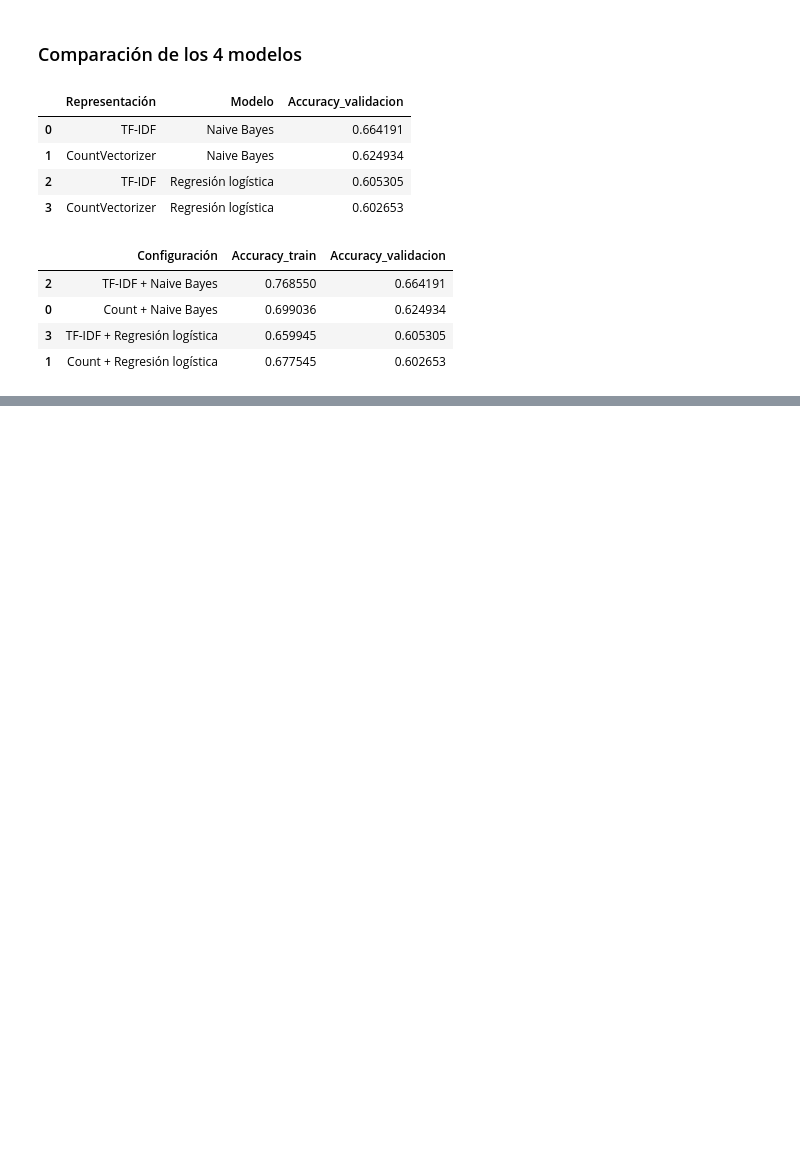
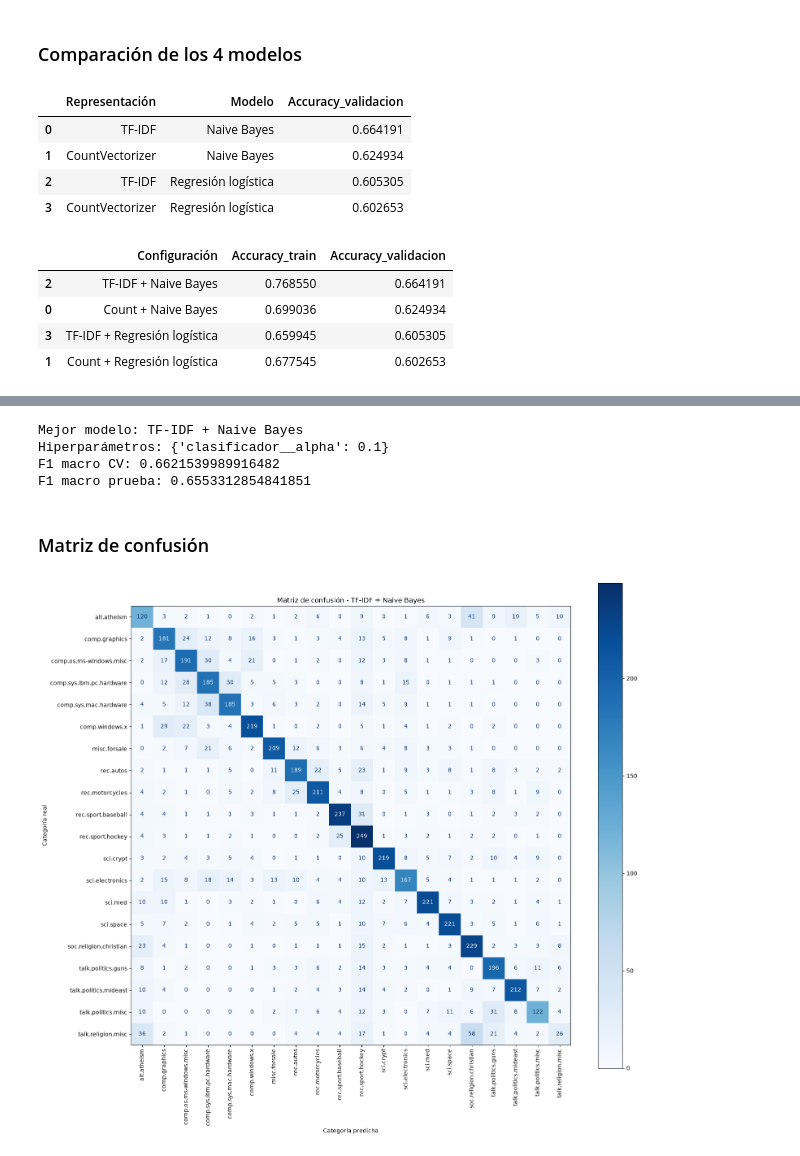
Before and after one commit to Things-I-learn/NLP-ml, a Jupyter notebook: Tarea3/20newsgroups.ipynb, the cells around one changed output, grey strips where cells are left out. Cells and saved outputs as stored; diff of their text form; code cells hidden in the pictures; blank space fills up the shorter version.

```diff
--- a/Tarea3/20newsgroups.ipynb
+++ b/Tarea3/20newsgroups.ipynb
@@ -708,0 +897,6 @@ resultados_df
+# %%
+X_test = test_df["processed_text"]
+y_test = test_df["label_name"]
+
+print("Cantidad de documentos de prueba:", len(X_test))
+print("Cantidad de clases:", y_test.nunique())
@@ -708,0 +961,53 @@ resultados_df
+# %%
+nombre_mejor_modelo = max(
+    busquedas,
+    key=lambda nombre: busquedas[nombre].best_score_
+)
+
+mejor_modelo = mejores_modelos[nombre_mejor_modelo]
+y_pred_mejor = predicciones_finales[nombre_mejor_modelo]
+
+print("Mejor modelo:", nombre_mejor_modelo)
+print("Hiperparámetros:", busquedas[nombre_mejor_modelo].best_params_)
+print("F1 macro CV:", busquedas[nombre_mejor_modelo].best_score_)
+print("F1 macro prueba:", f1_score(y_test, y_pred_mejor, average="macro"))
+# %% [output]
+Mejor modelo: TF-IDF + Naive Bayes
+Hiperparámetros: {'clasificador__alpha': 0.1}
+F1 macro CV: 0.6621539989916482
+F1 macro prueba: 0.6553312854841851
+# %% [markdown]
+### Matriz de confusión
+# %%
+
+clases = mejor_modelo.named_steps["clasificador"].classes_
+
+matriz_confusion = confusion_matrix(
+    y_test,
+    y_pred_mejor,
+    labels=clases
+)
+
+fig, ax = plt.subplots(figsize=(16, 14))
+
+disp = ConfusionMatrixDisplay(
+    confusion_matrix=matriz_confusion,
+    display_labels=clases
+)
+
+disp.plot(
+    ax=ax,
+    cmap="Blues",
+    xticks_rotation=90,
+    values_format="d",
+    colorbar=True
+)
+
+ax.set_title(f"Matriz de confusión - {nombre_mejor_modelo}")
+ax.set_xlabel("Categoría predicha")
+ax.set_ylabel("Categoría real")
+
+plt.tight_layout()
+plt.show()
+# %% [output]
+[figure, added]
```
Also changed, not shown: parts of 19 cells of this notebook.
